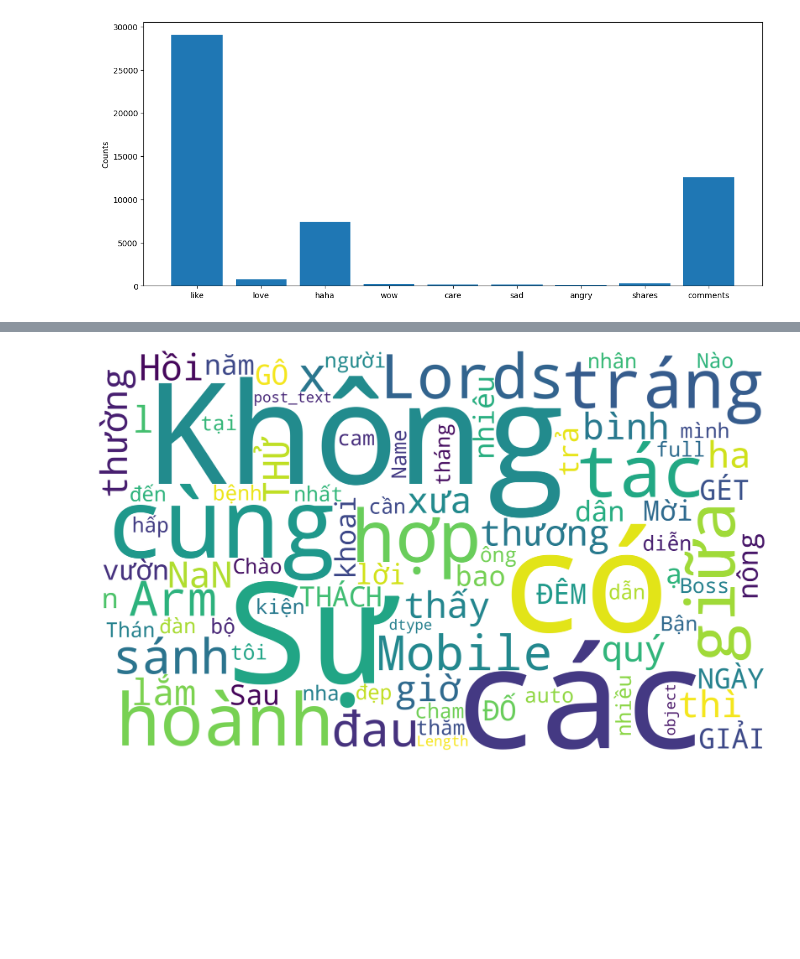
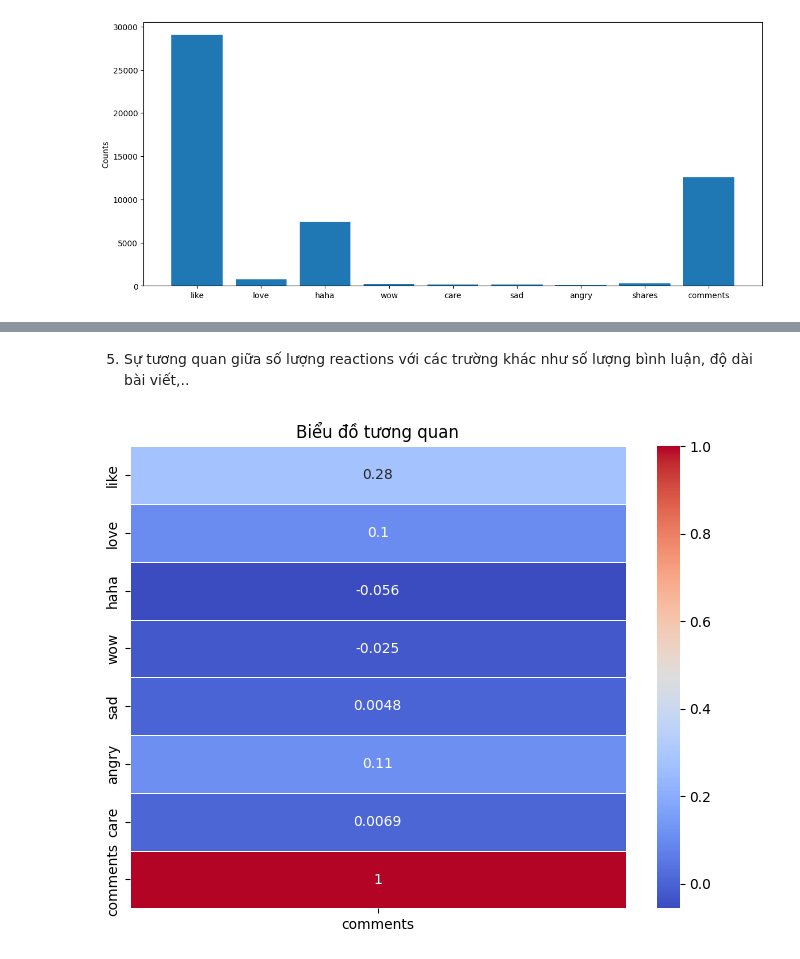
Before and after one commit to nhuyhoan004/Analyze-data-facebook, a Jupyter notebook: Analyze_data_reactions.ipynb, the cells around one changed output, grey strips where cells are left out. Drawn from its saved outputs; the diff is of its cells as text; code cells hidden in the pictures; blank space fills up the shorter version.

```diff
--- a/Analyze_data_reactions.ipynb
+++ b/Analyze_data_reactions.ipynb
@@ -241,16 +178,16 @@ plt.show()
-# %%
-# những từ được dùng nhiều nhất
-from wordcloud import WordCloud, STOPWORDS
-
-wordcloud = WordCloud(stopwords=STOPWORDS,
-                          background_color='white',
-                      max_words=300,
-                      width=2000, height=1200
-                         ).generate(text)
-plt.figure(figsize=(40,20))
-plt.clf()
-plt.imshow(wordcloud)
-plt.axis('off')
-plt.show()
-# %% [output]
-[figure, removed]
+# %% [markdown]
+5. Sự tương quan giữa số lượng reactions với các trường khác như số lượng bình luận, độ dài bài viết,..
+# %%
+data_reations = post_df_with_reactions[['like', 'love', 'haha', 'wow', 'sad', 'angry', 'care', 'comments']]
+
+# Tính ma trận tương quan
+data_for_corr = data_reations.corr()
+
+# Lấy ma trận tương quan của 'comments' với các biến khác
+correlation_with_comments = data_for_corr['comments'].to_frame()
+plt.figure(figsize=(8, 6))
+sns.heatmap(correlation_with_comments, annot=True, cmap="coolwarm", linewidths=.5)
+plt.title("Biểu đồ tương quan")
+plt.show()
+# %% [output]
+[figure, added]
```
Also changed, not shown: parts of 13 cells of this notebook, 4 other files.
